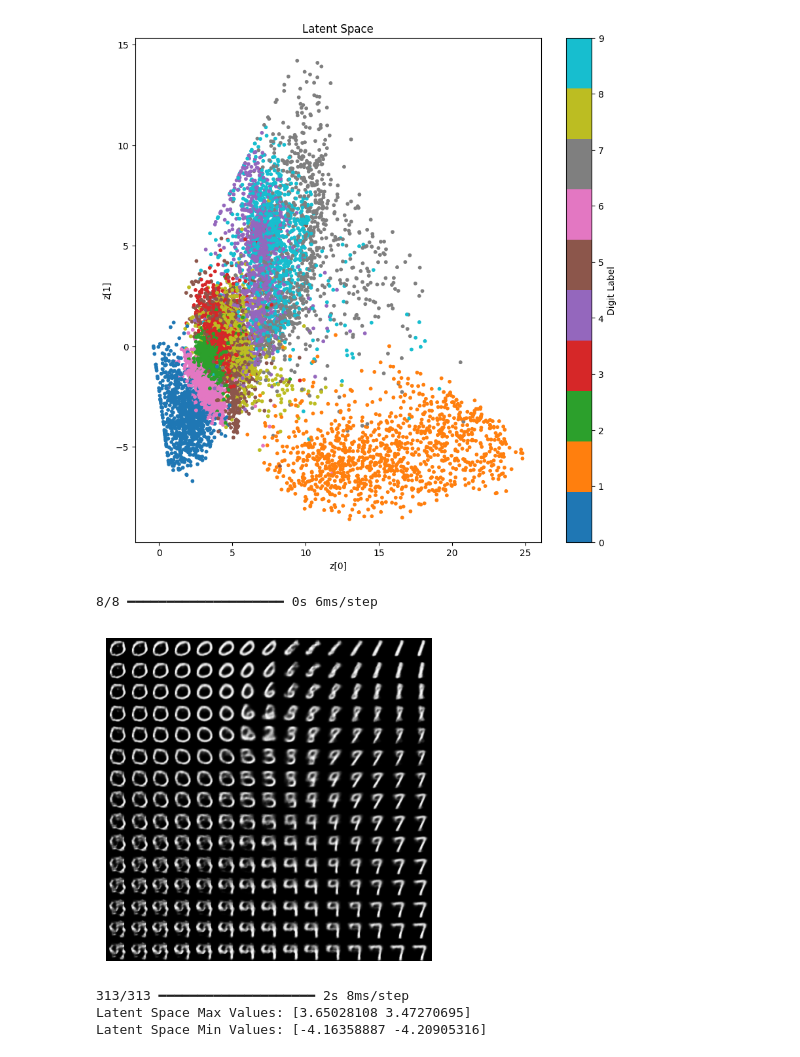
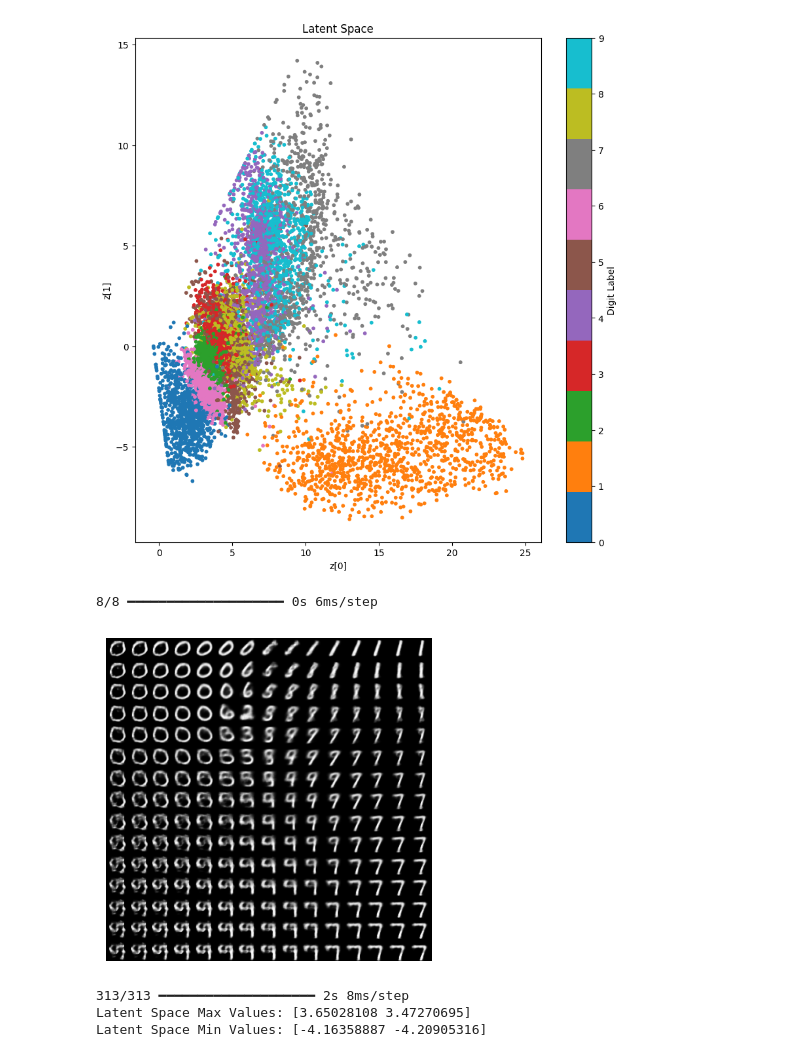
Before and after one commit to yamajunn/BRAD, a Jupyter notebook: VAE.ipynb, the cells around one changed output. Saved outputs shown, nothing was run; the diff lists cells and outputs as text; code cells hidden in the pictures.

```diff
--- a/VAE.ipynb
+++ b/VAE.ipynb
@@ -135,11 +135,11 @@ def generate_latent_space_images(decoder, grid_size=10, min_val=-4.0, max_val=4.
 # %%
 # 潜在空間の最大値と最小値に基づいて画像を生成
 min_val = -5
-max_val = 12
+max_val = 15
 generate_latent_space_images(decoder, grid_size=15, min_val=min_val, max_val=max_val)
 # %% [output]
 8/8 ━━━━━━━━━━━━━━━━━━━━ 0s 6ms/step
-[figure, old version]
+[figure, new version]
 # %%
 # 潜在空間の最大値を計算する関数
 def calculate_latent_space_max(decoder, num_samples=10000):
```
